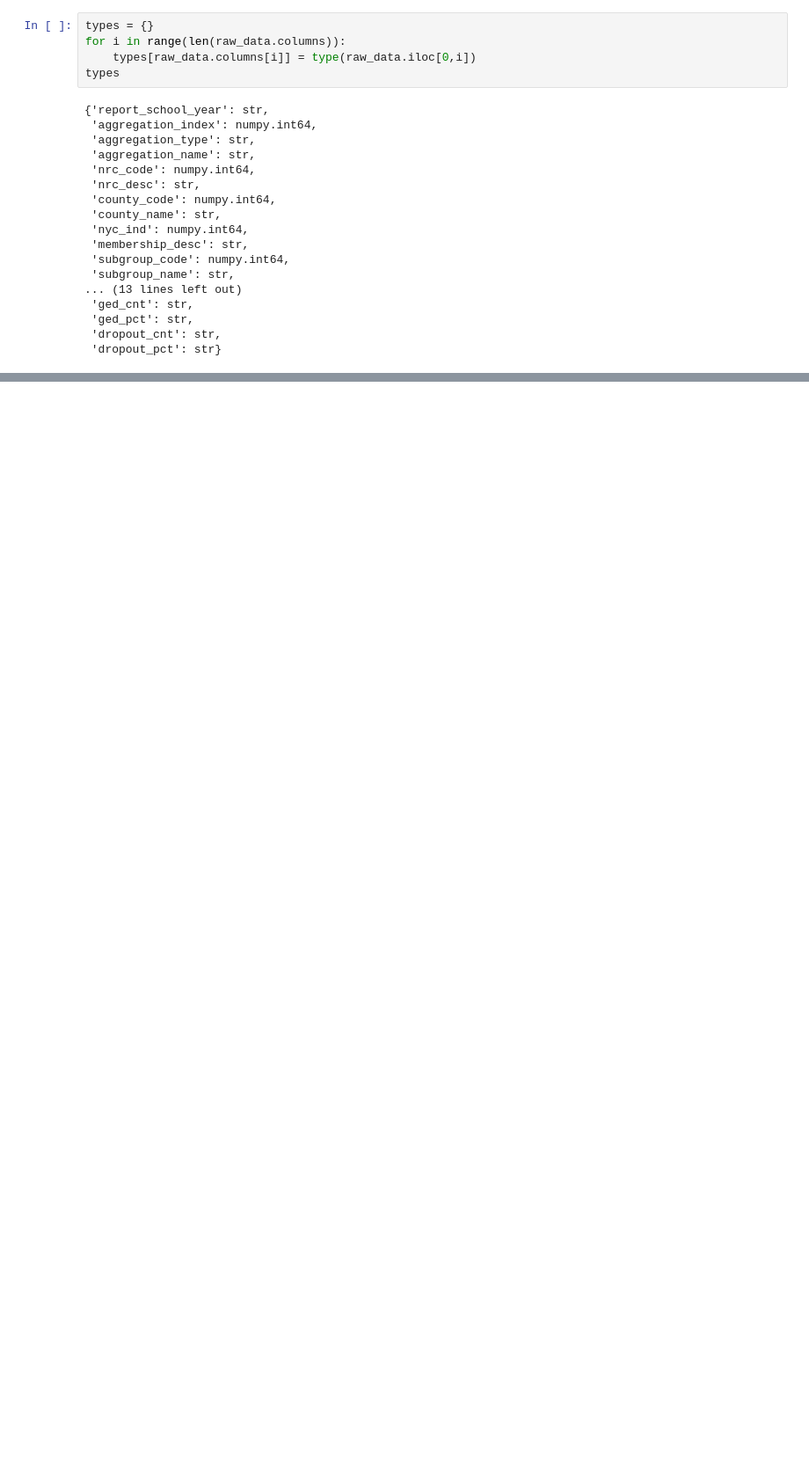
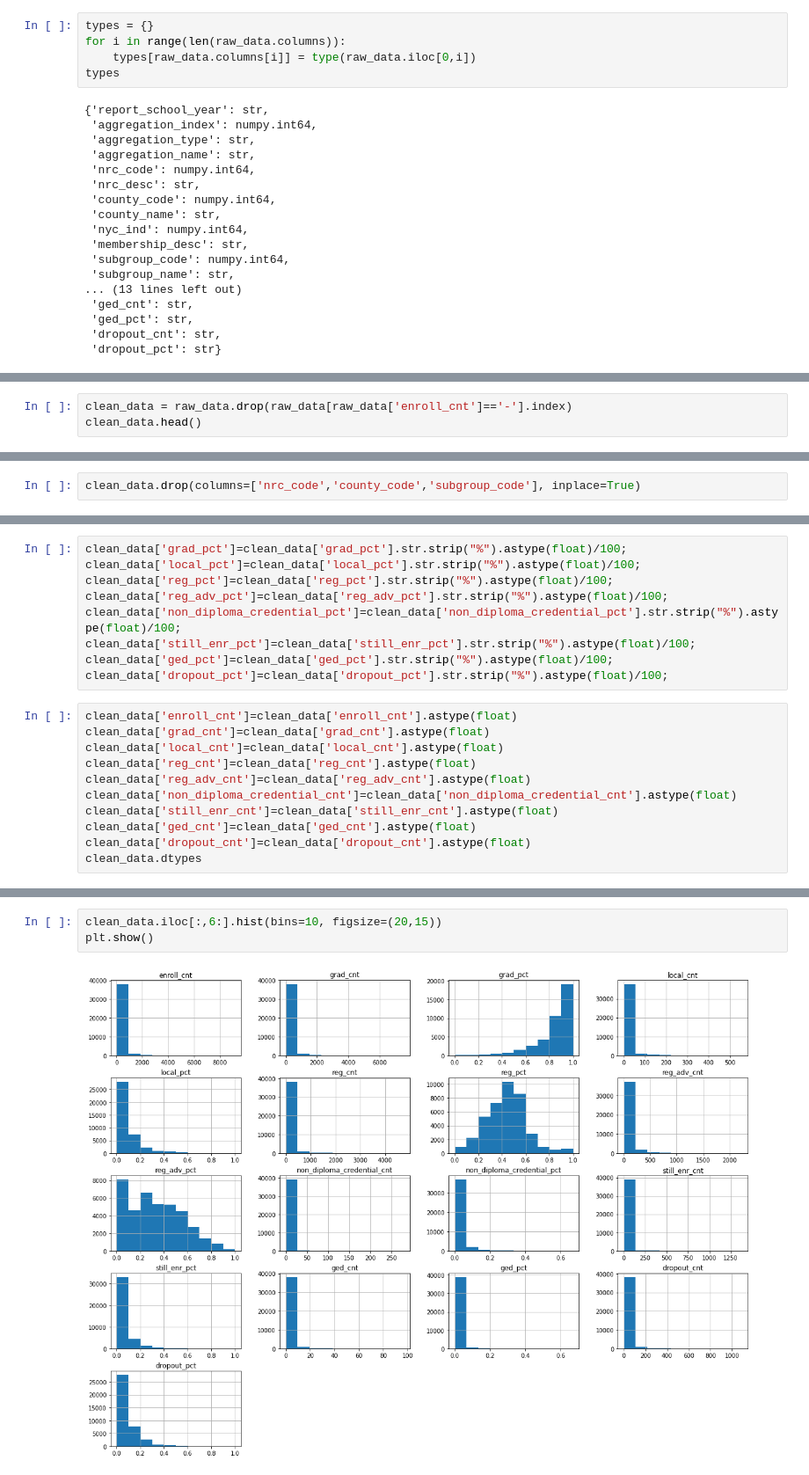
Before and after one commit to askidelsky/DAV-6150, a Jupyter notebook: Homework/Project 1/A_Skidelsky_Project1_.ipynb, the cells around one changed output, grey strips where cells are left out. Shown: that part at 88% size. Cells and saved outputs as stored; diff of their text form; blank space fills up the shorter version.

```diff
--- a/Homework/Project 1/A_Skidelsky_Project1_.ipynb
+++ b/Homework/Project 1/A_Skidelsky_Project1_.ipynb
@@ -151,0 +131,3 @@ See the caveats in the documentation: https://pandas.pydata.org/pandas-docs/stab
+# %%
+clean_data = raw_data.drop(raw_data[raw_data['enroll_cnt']=='-'].index)
+clean_data.head()
@@ -151,0 +142,2 @@ See the caveats in the documentation: https://pandas.pydata.org/pandas-docs/stab
+# %%
+clean_data.drop(columns=['nrc_code','county_code','subgroup_code'], inplace=True)
@@ -151,0 +146,20 @@ See the caveats in the documentation: https://pandas.pydata.org/pandas-docs/stab
+# %%
+clean_data['grad_pct']=clean_data['grad_pct'].str.strip("%").astype(float)/100;
+clean_data['local_pct']=clean_data['local_pct'].str.strip("%").astype(float)/100;
+clean_data['reg_pct']=clean_data['reg_pct'].str.strip("%").astype(float)/100;
+clean_data['reg_adv_pct']=clean_data['reg_adv_pct'].str.strip("%").astype(float)/100;
+clean_data['non_diploma_credential_pct']=clean_data['non_diploma_credential_pct'].str.strip("%").astype(float)/100;
+clean_data['still_enr_pct']=clean_data['still_enr_pct'].str.strip("%").astype(float)/100;
+clean_data['ged_pct']=clean_data['ged_pct'].str.strip("%").astype(float)/100;
+clean_data['dropout_pct']=clean_data['dropout_pct'].str.strip("%").astype(float)/100;
+# %%
+clean_data['enroll_cnt']=clean_data['enroll_cnt'].astype(float)
+clean_data['grad_cnt']=clean_data['grad_cnt'].astype(float)
+clean_data['local_cnt']=clean_data['local_cnt'].astype(float)
+clean_data['reg_cnt']=clean_data['reg_cnt'].astype(float)
+clean_data['reg_adv_cnt']=clean_data['reg_adv_cnt'].astype(float)
+clean_data['non_diploma_credential_cnt']=clean_data['non_diploma_credential_cnt'].astype(float)
+clean_data['still_enr_cnt']=clean_data['still_enr_cnt'].astype(float)
+clean_data['ged_cnt']=clean_data['ged_cnt'].astype(float)
+clean_data['dropout_cnt']=clean_data['dropout_cnt'].astype(float)
+clean_data.dtypes
@@ -151,0 +199,5 @@ See the caveats in the documentation: https://pandas.pydata.org/pandas-docs/stab
+# %%
+clean_data.iloc[:,6:].hist(bins=10, figsize=(20,15))
+plt.show()
+# %% [output]
+[figure, added]
```
Also changed, not shown: parts of 86 cells of this notebook, 1 other file.
